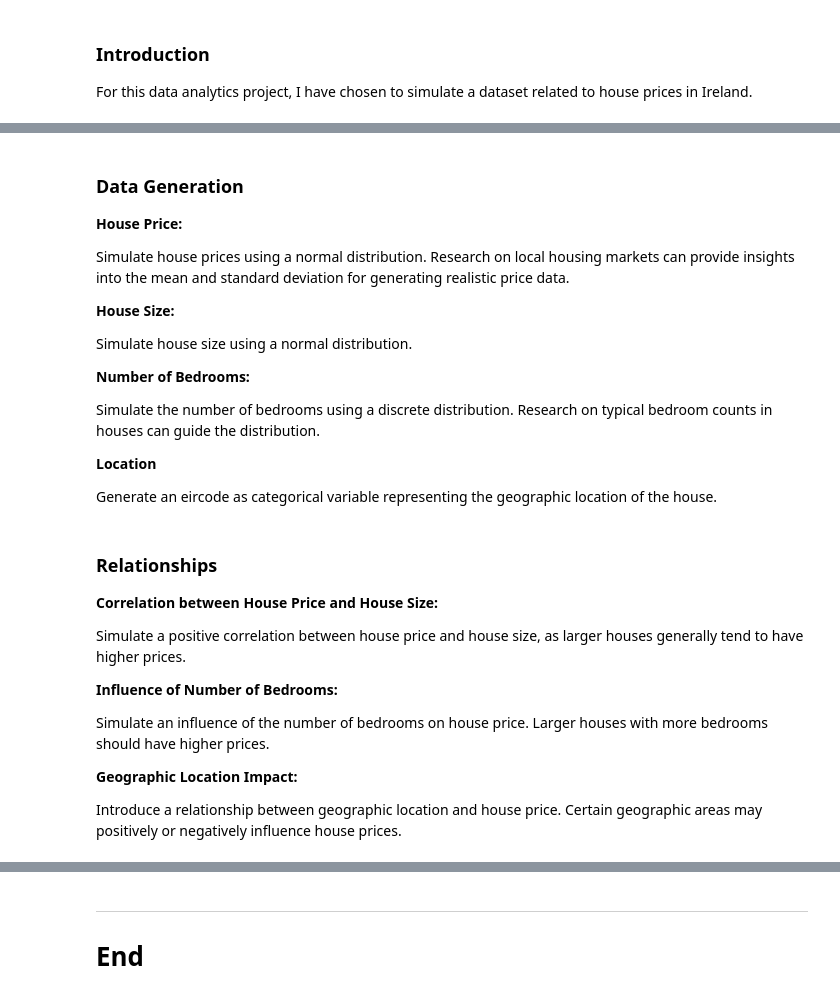
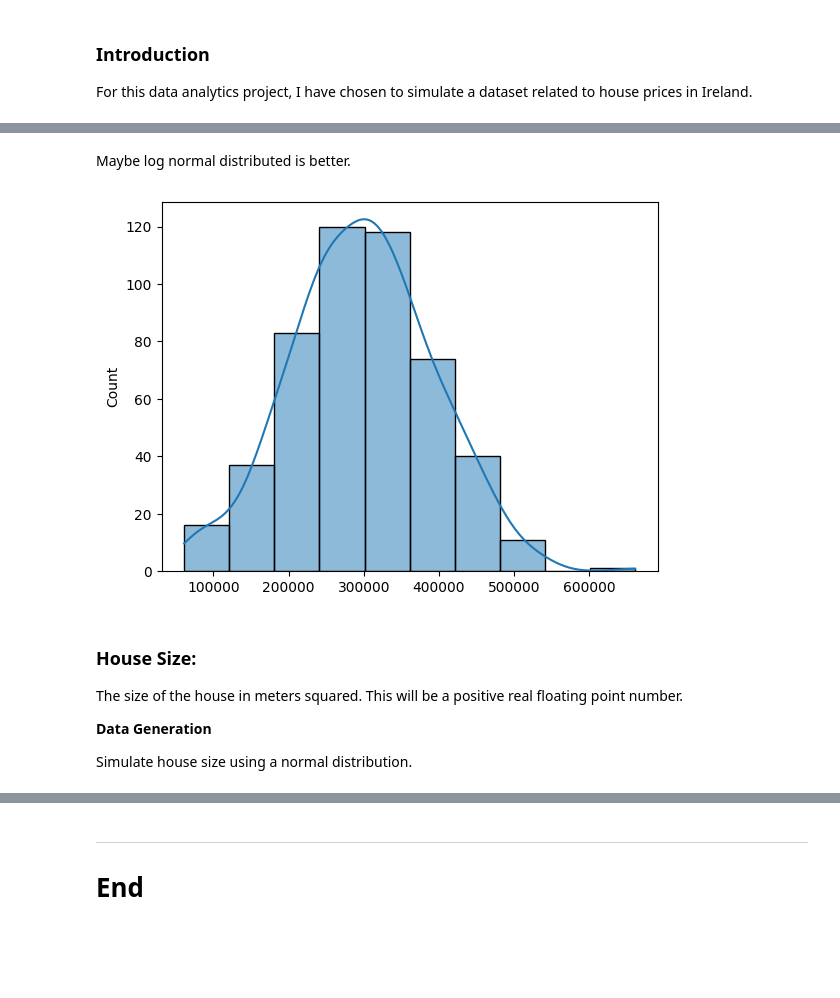
Before and after one commit to damienfarrell/prog-data-p1, a Jupyter notebook: Project_1.ipynb, the cells around one changed output, grey strips where cells are left out. Cells and saved outputs as stored; diff of their text form; code cells hidden in the pictures; blank space fills up the shorter version.

```diff
--- a/Project_1.ipynb
+++ b/Project_1.ipynb
@@ -14,6 +14,12 @@ import numpy as np
 import matplotlib.pyplot as plt
 import seaborn as sns
 from scipy import stats
+# %%
+# Set seed for reproducibility
+np.random.seed(10)
+
+# Number of samples
+num_samples = 500
 # %% [markdown]
 ### **Introduction**
 For this data analytics project, I have chosen to simulate a dataset related to house prices in Ireland.
@@ -38,32 +41,22 @@ Geographic variable representing the location of the house.
+# %% [markdown]
+Maybe log normal distributed is better.
+# %%
+base_price =
+
+mean_price = 300000
+std_dev_price = 100000
+
+house_prices = np.random.normal(mean_price, std_dev_price, num_samples)
+
+sns.histplot(house_prices, kde=True, bins=10);
+# %% [output]
+[figure, added]
 # %% [markdown]
-### **Data Generation**
+### **House Size:**
 
-**House Price:**
+The size of the house in meters squared. This will be a positive real floating point number.
 
-Simulate house prices using a normal distribution. Research on local housing markets can provide insights into the mean and standard deviation for generating realistic price data.
+**Data Generation**
 
-**House Size:**
 
 Simulate house size using a normal distribution.
-
-**Number of Bedrooms:**
-
-Simulate the number of bedrooms using a discrete distribution. Research on typical bedroom counts in houses can guide the distribution.
-
-**Location**
-
-Generate an eircode as categorical variable representing the geographic location of the house.
-# %% [markdown]
-### **Relationships**
-
-**Correlation between House Price and House Size:**
-
-Simulate a positive correlation between house price and house size, as larger houses generally tend to have higher prices.
-
-**Influence of Number of Bedrooms:**
-
-Simulate an influence of the number of bedrooms on house price. Larger houses with more bedrooms should have higher prices.
-
-**Geographic Location Impact:**
-
-Introduce a relationship between geographic location and house price. Certain geographic areas may positively or negatively influence house prices.
```
Also changed, not shown: parts of 10 cells of this notebook.
